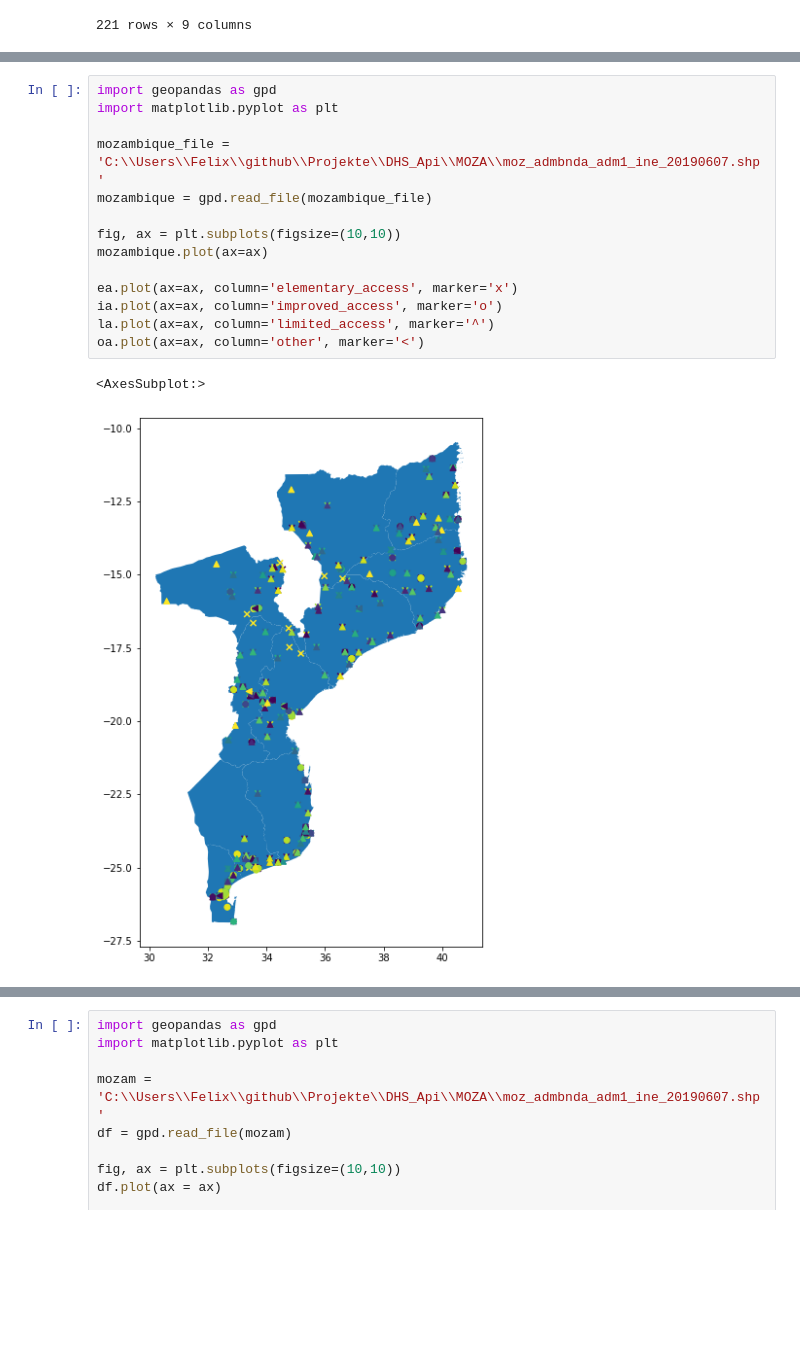
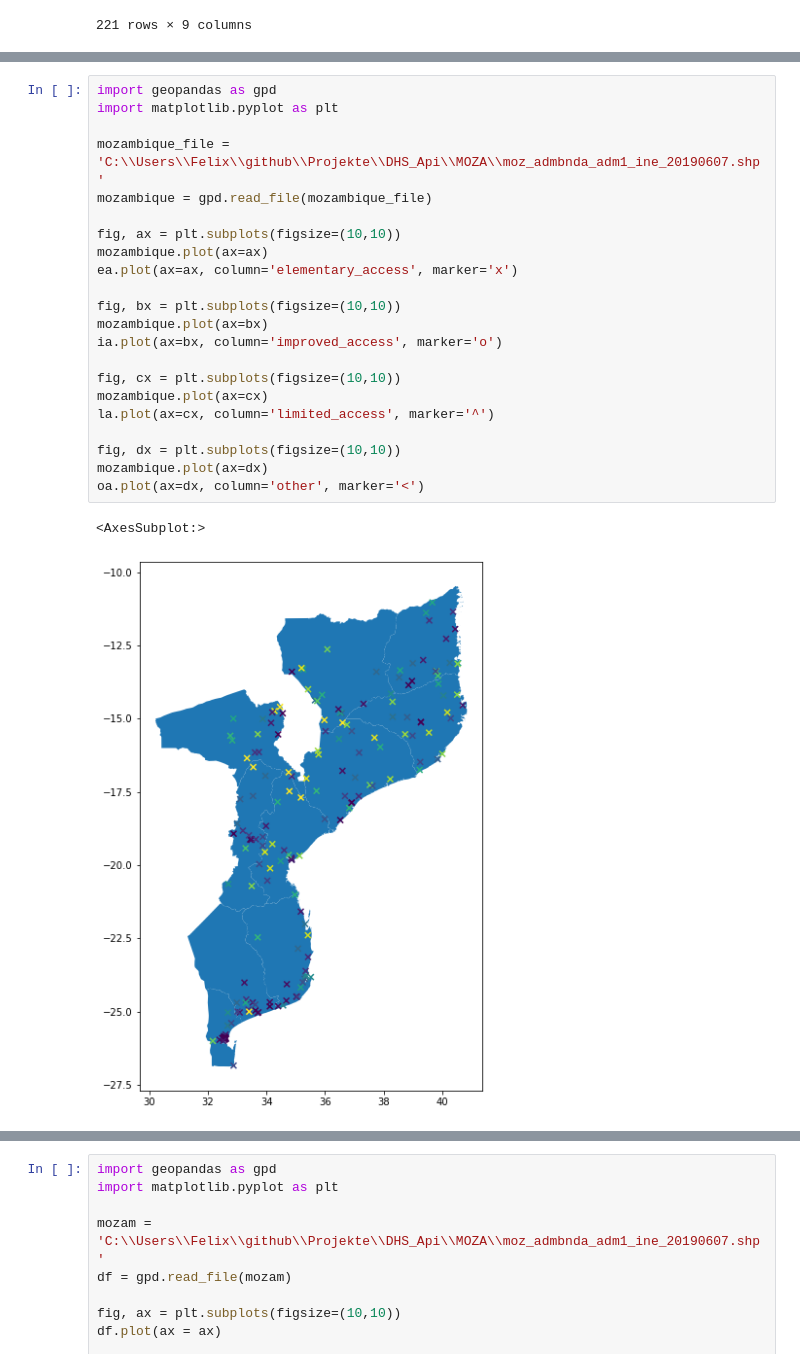
Before and after one commit to FSnRSgroup-studentprjs/water_dis22_ss22, a Jupyter notebook: DHS_Api/DHS_Api.ipynb, the cells around one changed output, grey strips where cells are left out. Saved outputs shown, nothing was run; the diff lists cells and outputs as text; blank space fills up the shorter version.

```diff
--- a/DHS_Api/DHS_Api.ipynb
+++ b/DHS_Api/DHS_Api.ipynb
@@ -331,17 +347,25 @@ oa['other'] = oa['other'].astype(int)
 # %%
 import geopandas as gpd
 import matplotlib.pyplot as plt
 
 mozambique_file = 'C:\\Users\\Felix\\github\\Projekte\\DHS_Api\\MOZA\\moz_admbnda_adm1_ine_20190607.shp'
 mozambique = gpd.read_file(mozambique_file)
 
 fig, ax = plt.subplots(figsize=(10,10))
 mozambique.plot(ax=ax)
+ea.plot(ax=ax, column='elementary_access', marker='x')
 
-ea.plot(ax=ax, column='elementary_access', marker='x')
-ia.plot(ax=ax, column='improved_access', marker='o')
-la.plot(ax=ax, column='limited_access', marker='^')
-oa.plot(ax=ax, column='other', marker='<')
+fig, bx = plt.subplots(figsize=(10,10))
+mozambique.plot(ax=bx)
+ia.plot(ax=bx, column='improved_access', marker='o')
+
+fig, cx = plt.subplots(figsize=(10,10))
+mozambique.plot(ax=cx)
+la.plot(ax=cx, column='limited_access', marker='^')
+
+fig, dx = plt.subplots(figsize=(10,10))
+mozambique.plot(ax=dx)
+oa.plot(ax=dx, column='other', marker='<')
 # %% [output]
 <AxesSubplot:>
-[figure, old version]
+[figure, new version]
```
Also changed, not shown: parts of 4 cells of this notebook.
